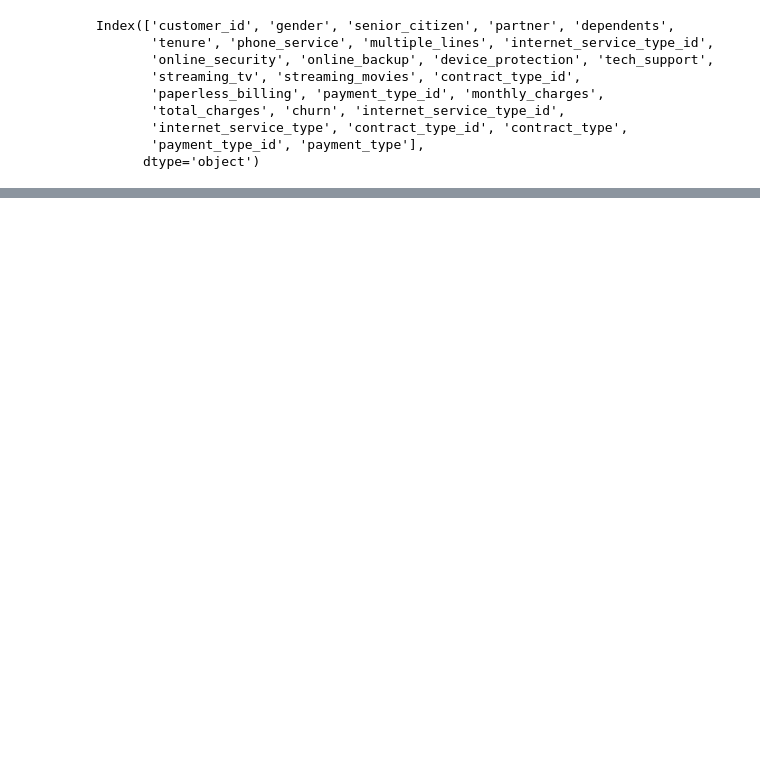
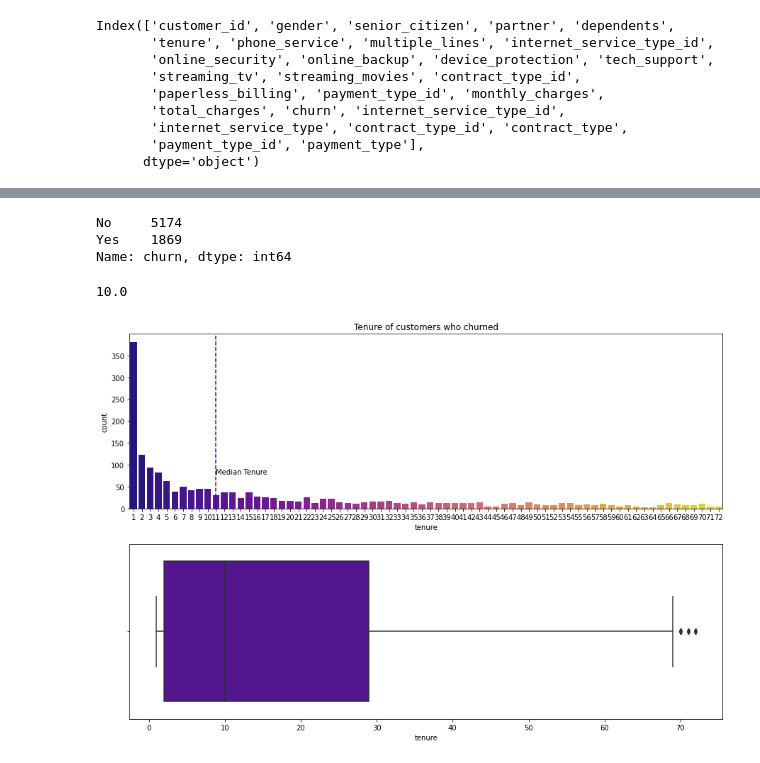
Before and after one commit to HeatherOrtegaMcMillan/telco_churn_classification_project, a Jupyter notebook: inital_project_notebook.ipynb, the cells around one changed output, grey strips where cells are left out. Saved outputs shown, nothing was run; the diff lists cells and outputs as text; code cells hidden in the pictures; blank space fills up the shorter version.

```diff
--- a/inital_project_notebook.ipynb
+++ b/inital_project_notebook.ipynb
@@ -136,0 +238,28 @@ Index(['customer_id', 'gender', 'senior_citizen', 'partner', 'dependents',
+# %%
+# total churn counts
+df.churn.value_counts()
+# %% [output]
+No     5174
+Yes    1869
+Name: churn, dtype: int64
+# %%
+# median month of tenure for people who churn
+# 50% of all people who churn do so before 10 months
+# MORE than half of the customers churn before 1 year
+df[df.churn == "Yes"].tenure.median()
+# %% [output]
+10.0
+# %%
+tenure_before_churn = df[df.churn == "Yes"].tenure
+
+plt.figure(figsize=(15, 10))
+plt.subplot(211)
+sns.countplot(tenure_before_churn, palette=('plasma'))
+plt.annotate(text= 'Median Tenure',xy=(10,80))
+plt.axvline(x=10, linestyle= '--')
+plt.title('Tenure of customers who churned')
+plt.subplot(212)
+sns.boxplot(tenure_before_churn)
+plt.show()
+# %% [output]
+[figure, added]
```
Also changed, not shown: parts of 11 cells of this notebook, 1 other file.
